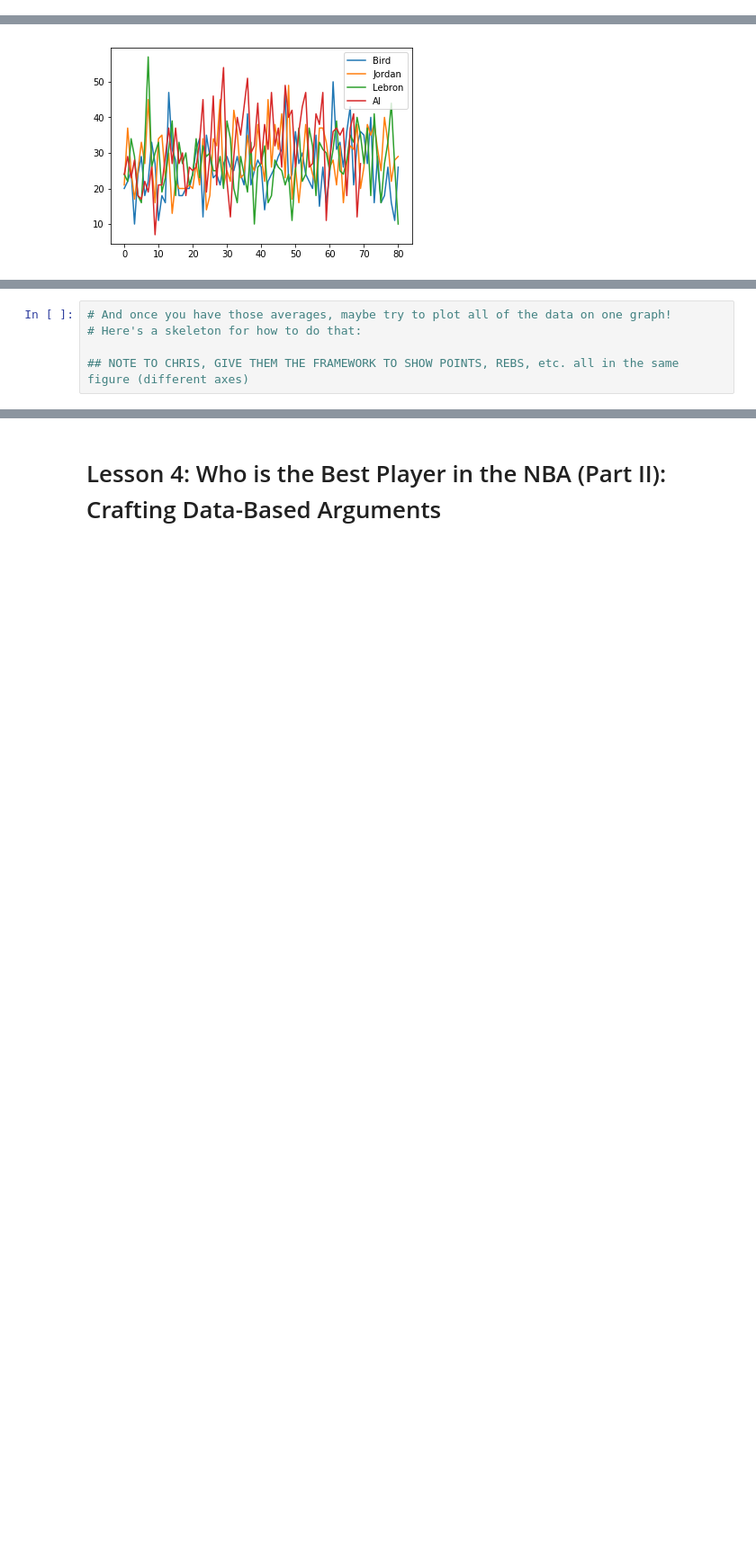
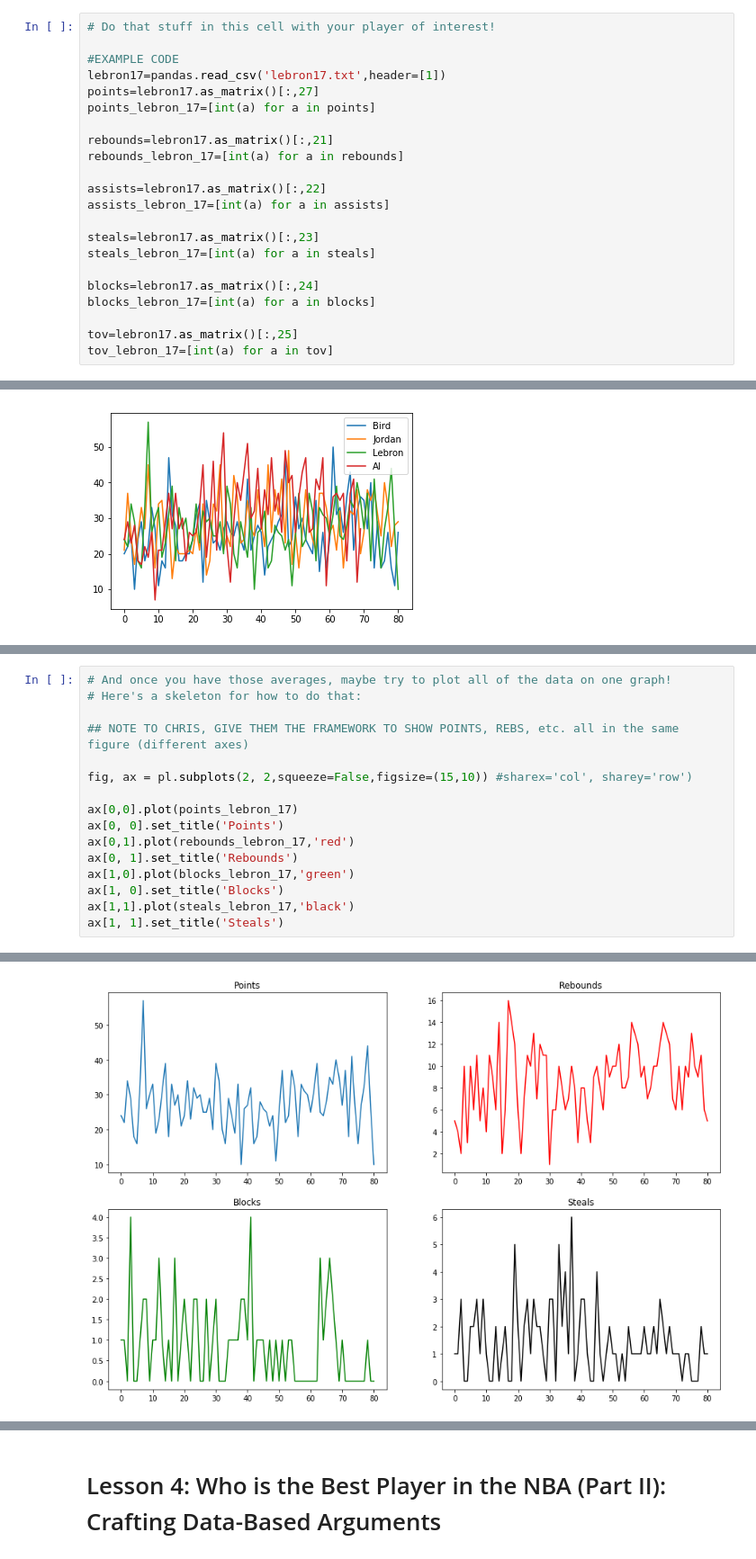
Before and after one commit to ctboughter/basketstats, a Jupyter notebook: basketball_stats.ipynb, the cells around one changed output, grey strips where cells are left out. Shown: that part at 90% size. Saved outputs shown, nothing was run; the diff lists cells and outputs as text; blank space fills up the shorter version.

Commit message:
Added what is essentially the full outline of the course, and started adding even more example code

```diff
--- a/basketball_stats.ipynb
+++ b/basketball_stats.ipynb
@@ -334,0 +316,22 @@ HINT: The nice table gives you the column number of the stat you're interested i
+# %%
+# Do that stuff in this cell with your player of interest!
+
+#EXAMPLE CODE
+lebron17=pandas.read_csv('lebron17.txt',header=[1])
+points=lebron17.as_matrix()[:,27]
+points_lebron_17=[int(a) for a in points]
+
+rebounds=lebron17.as_matrix()[:,21]
+rebounds_lebron_17=[int(a) for a in rebounds]
+
+assists=lebron17.as_matrix()[:,22]
+assists_lebron_17=[int(a) for a in assists]
+
+steals=lebron17.as_matrix()[:,23]
+steals_lebron_17=[int(a) for a in steals]
+
+blocks=lebron17.as_matrix()[:,24]
+blocks_lebron_17=[int(a) for a in blocks]
+
+tov=lebron17.as_matrix()[:,25]
+tov_lebron_17=[int(a) for a in tov]
@@ -403,3 +436,15 @@ pl.legend(['Bird','Jordan', 'Lebron', 'AI'])
 # Here's a skeleton for how to do that:
 
 ## NOTE TO CHRIS, GIVE THEM THE FRAMEWORK TO SHOW POINTS, REBS, etc. all in the same figure (different axes)
+
+fig, ax = pl.subplots(2, 2,squeeze=False,figsize=(15,10)) #sharex='col', sharey='row')
+
+ax[0,0].plot(points_lebron_17)
+ax[0, 0].set_title('Points')
+ax[0,1].plot(rebounds_lebron_17,'red')
+ax[0, 1].set_title('Rebounds')
+ax[1,0].plot(blocks_lebron_17,'green')
+ax[1, 0].set_title('Blocks')
+ax[1,1].plot(steals_lebron_17,'black')
+ax[1, 1].set_title('Steals')
+# %% [output]
@@ -405,0 +452 @@ pl.legend(['Bird','Jordan', 'Lebron', 'AI'])
+[figure, added]
```
Also changed, not shown: parts of 33 cells of this notebook, 1 other file.
